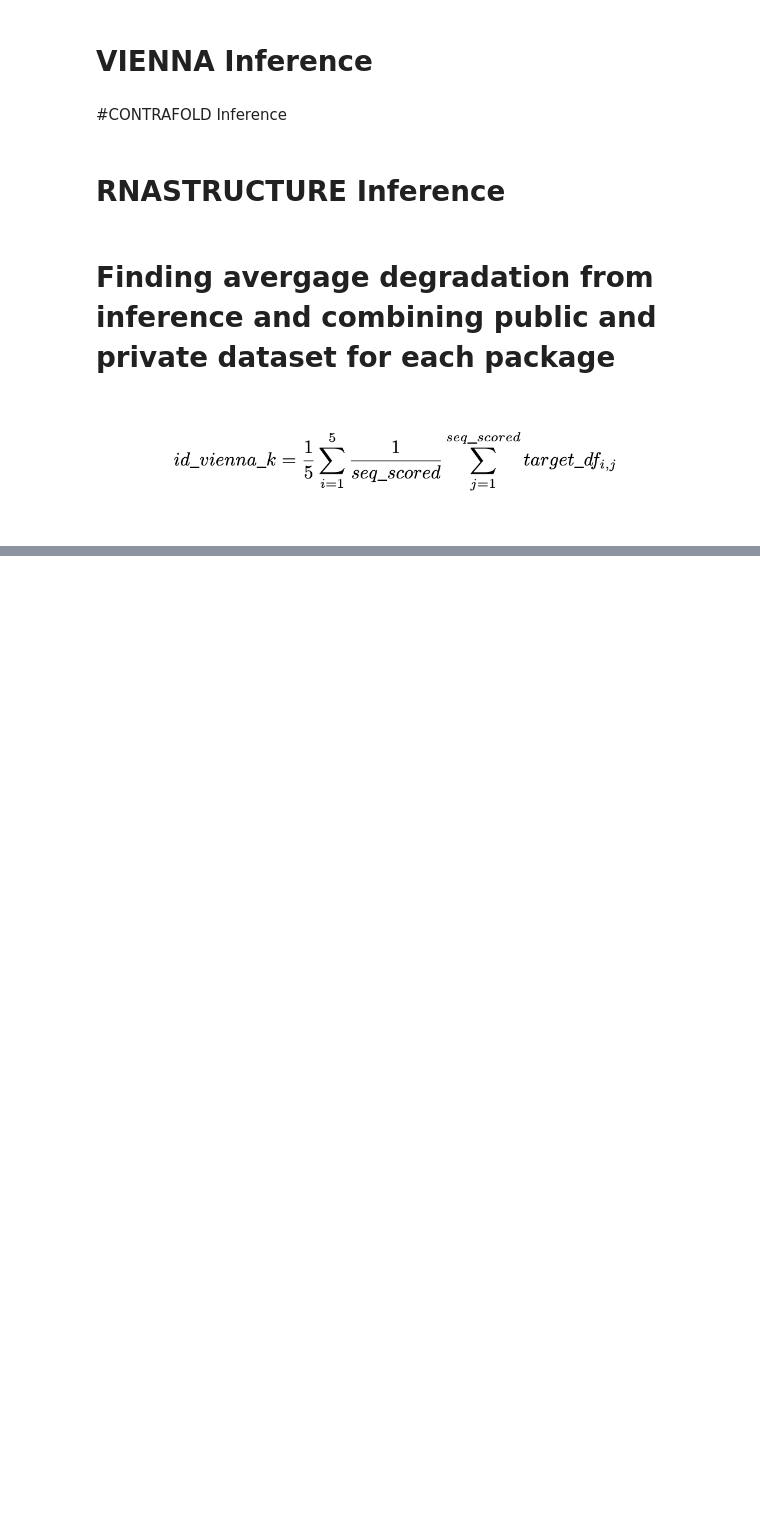
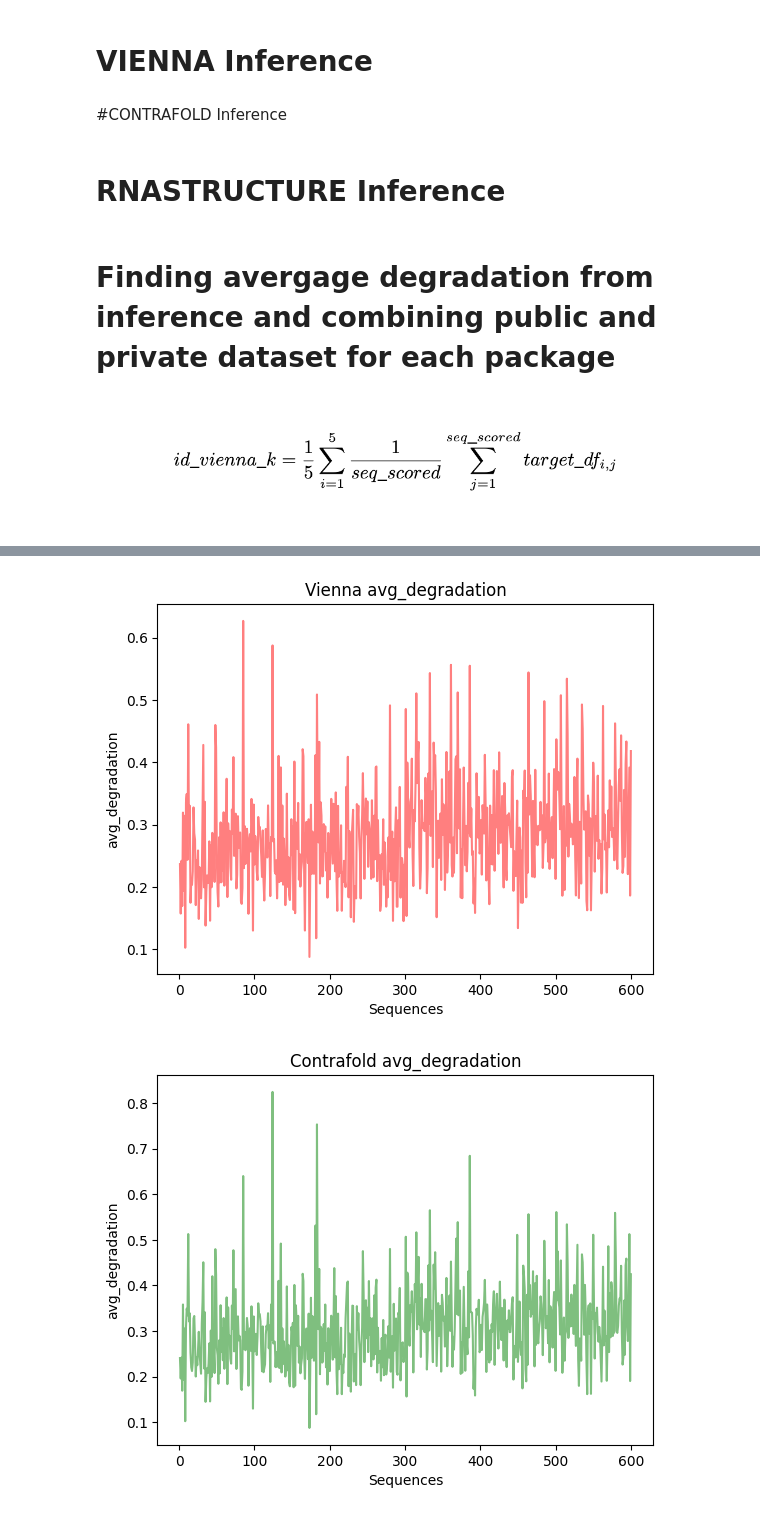
Before and after one commit to shashankcuber/mRNA_Vaccine_Stabilization, a Jupyter notebook: mRNA_vaccine_stabilizer.ipynb, the cells around one changed output, grey strips where cells are left out. Drawn from its saved outputs; the diff is of its cells as text; code cells hidden in the pictures; blank space fills up the shorter version.

```diff
--- a/mRNA_vaccine_stabilizer.ipynb
+++ b/mRNA_vaccine_stabilizer.ipynb
@@ -331,16 +335,15 @@ class Train:
 # %%
 train_config = dict(
-    k_fold=3,
-    epochs=80,
+    k_fold=4,
+    epochs=70,
     batch_size=64,
     learning_rate=0.01,
     embedding_dim=200,
     gru_input_size=200 * 2,
     gru_hidden_size=128,
     gru_num_layers=3,
-    gru_dropout_rate=0.5)
-
-run = wandb.init(project="mRNA-Stabilization-test-2", config = train_config)
+    gru_dropout_rate=0.3)
+temp_run = wandb.init(reinit = True, project="mRNA-Stabilization-temp", config = train_config)
 train_config = wandb.config
 # %% [markdown]
 #Training bi-GRU Model
@@ -542,6 +518,6 @@ def average_and_combine(pub_df, priv_df):
   final_df = final_df[reset_columns_seq]
   return final_df
 
-vienna_avg_pred_df = average_and_combine(vienna_pred_pub_df, vienna_pred_priv_df)
-contrafold_avg_pred_df = average_and_combine(contrafold_pred_pub_df, contrafold_pred_priv_df)
-rnastructure_avg_pred_df = average_and_combine(rnastructure_pred_pub_df, rnastructure_pred_priv_df)
+vienna_avg_deg_pred_df = average_and_combine(vienna_pred_pub_df, vienna_pred_priv_df)
+contrafold_avg_deg_pred_df = average_and_combine(contrafold_pred_pub_df, contrafold_pred_priv_df)
+rnastructure_avg_deg_pred_df = average_and_combine(rnastructure_pred_pub_df, rnastructure_pred_priv_df)
@@ -547,0 +545,28 @@ rnastructure_avg_pred_df = average_and_combine(rnastructure_pred_pub_df, rnastru
+# %%
+# Create the plot
+import matplotlib.pyplot as plt
+
+avg_degradations_vienna =list(vienna_avg_deg_pred_df['avg_degradation'].values)
+avg_degradations_contrafold =list(contrafold_avg_deg_pred_df['avg_degradation'].values)
+avg_degradations_rnastructure = list(rnastructure_avg_deg_pred_df['avg_degradation'].values)
+
+plt.plot([i for i in range(1,601)], avg_degradations_vienna, color='red', label='Vienna', alpha=0.5)
+plt.xlabel('Sequences')
+plt.ylabel('avg_degradation')
+plt.title('Vienna avg_degradation')
+plt.show()
+
+plt.plot([i for i in range(1,601)], avg_degradations_contrafold, color='green', label='Contrafold' , alpha=0.5)
+plt.xlabel('Sequences')
+plt.ylabel('avg_degradation')
+plt.title('Contrafold avg_degradation')
+plt.show()
+
+plt.plot([i for i in range(1,601)], avg_degradations_rnastructure, color='blue', label='Rnastructure', alpha=0.5)
+plt.xlabel('Sequences')
+plt.ylabel('avg_degradation')
+plt.title('Rnastructure avg_degradation')
+plt.show()
+# %% [output]
+[figure, added]
+[figure, added]
```
Also changed, not shown: parts of 10 cells of this notebook.
